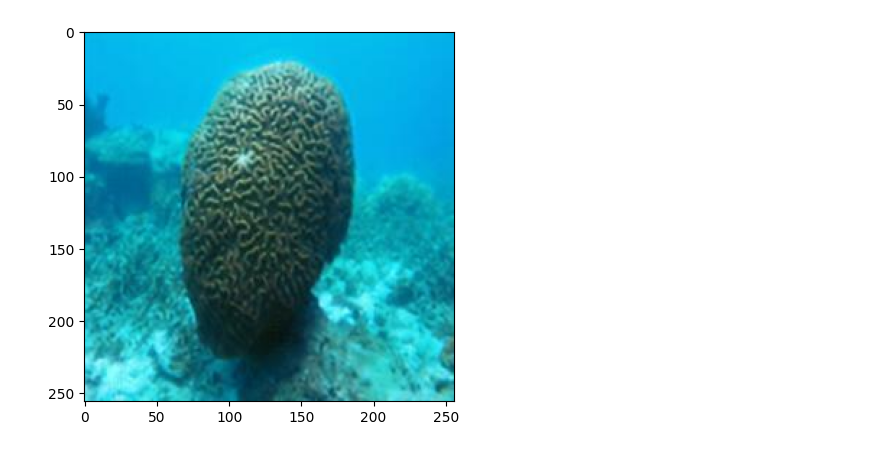
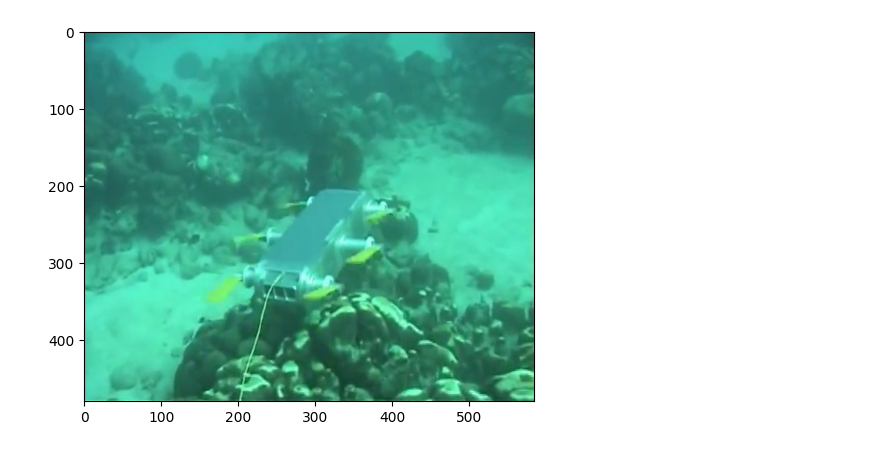
Before and after one commit to rahim-khan-iitg/underwater-image-enhancement, a Jupyter notebook: code/reference_6.ipynb, the cells around one changed output. Cells and saved outputs as stored; diff of their text form; code cells hidden in the pictures.

```diff
--- a/code/reference_6.ipynb
+++ b/code/reference_6.ipynb
@@ -5,11 +5,11 @@ from matplotlib import pyplot as plt
 from scipy.signal import convolve2d
 from scipy.ndimage import gaussian_filter
 # %%
-img=io.imread("../images/test2.jpg")
+img=io.imread("../images/d_r_1_.jpg")
 plt.imshow(img)
 plt.show()
 # %% [output]
-[figure, old version]
+[figure, new version]
 # %%
 # filters
 laplacian_filter=np.array([[0,1,0],[1,-4,1],[0,1,0]])
```
Also changed, not shown: parts of 17 cells of this notebook.
